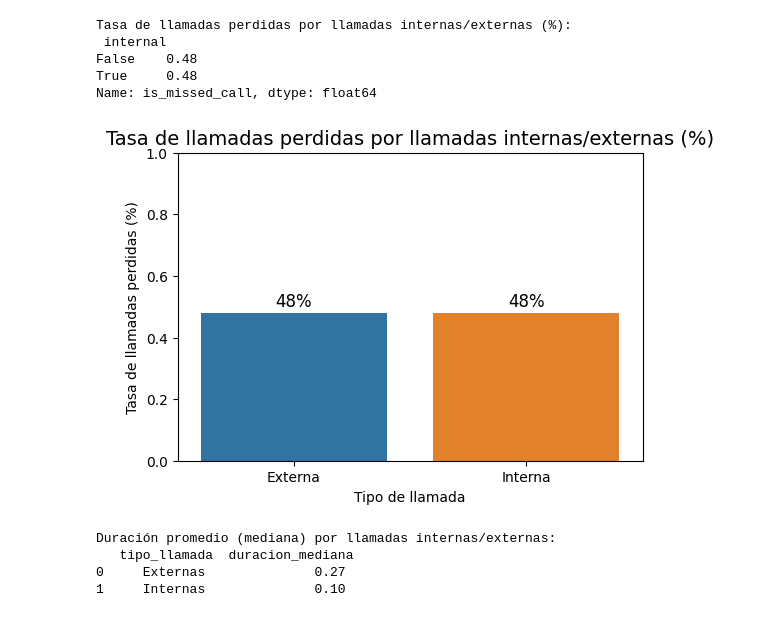
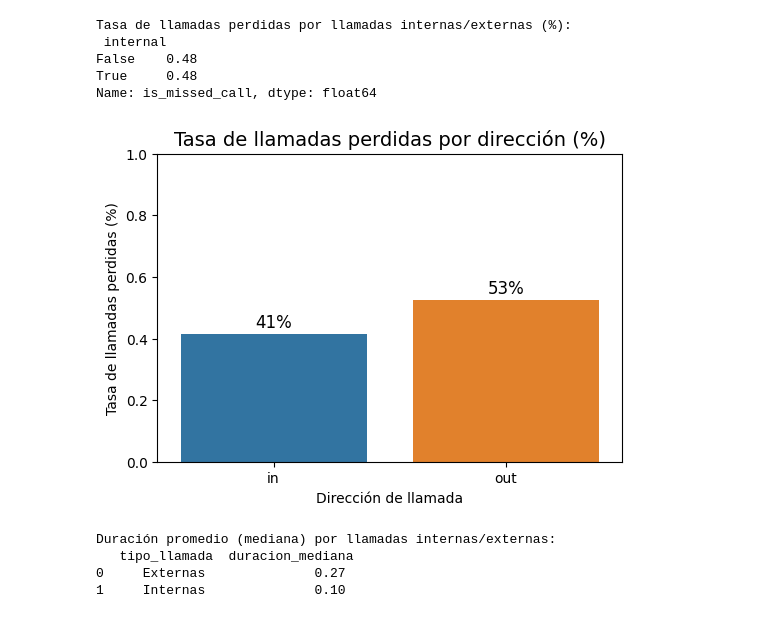
Before and after one commit to albert777mendoza/final_project_da, a Jupyter notebook: case1_telecom/notebooks/telecom_case.ipynb, the cells around one changed output. Saved outputs shown, nothing was run; the diff lists cells and outputs as text; code cells hidden in the pictures.

```diff
--- a/case1_telecom/notebooks/telecom_case.ipynb
+++ b/case1_telecom/notebooks/telecom_case.ipynb
@@ -1039,8 +1110,10 @@ def score_fila(row):
     # Missed calls (alto = malo)
     if row['is_missed_call'] >= 0.60:   # 60% o más perdidas
         score += 2
-    elif row['is_missed_call'] >= 0.477: # ≥ promedio
+    elif row['is_missed_call'] >= 0.10: # entre 10% y 59%
         score += 1
+    else:
+        score += 0
 
     return score
 
@@ -1088,7 +1169,7 @@ Name: is_missed_call, dtype: float64
 # gráfico tasa de llamadas perdidas por dirección
 
 # Datos
-missed_rate = pd.Series([41.46, 52.56], index=['in', 'out'])
+missed_rate = pd.Series([41.46, 52.56], index=['entrantes', 'salientes'])
 df_missed = missed_rate.reset_index()
 df_missed.columns = ['direction', 'missed']
 
@@ -1158,29 +1239,30 @@ True     0.48
 Name: is_missed_call, dtype: float64
 # %%
 # tasa de llamadas perdidas internas y externas
-# Datos
-missed_internal = pd.Series([0.48, 0.48], index=['Externa', 'Interna'])
+
+missed_internal = tipicos.groupby('direction')['is_missed_call'].mean()
+
 df_internal = missed_internal.reset_index()
-df_internal.columns = ['type', 'missed']
+df_internal.columns = ['direction', 'missed']
 
 # Crear figura
 plt.figure(figsize=(6,4))
-sns.barplot(data=df_internal, x='type', y='missed', hue='type', dodge=False,
+sns.barplot(data=df_internal, x='direction', y='missed', hue='direction', dodge=False,
             palette=['#1f77b4', '#ff7f0e'], legend=False)
 
 # Etiquetas
-plt.title("Tasa de llamadas perdidas por llamadas internas/externas (%)", fontsize=14)
-plt.xlabel("Tipo de llamada")
+plt.title("Tasa de llamadas perdidas por dirección (%)", fontsize=14)
+plt.xlabel("Dirección de llamada")
 plt.ylabel("Tasa de llamadas perdidas (%)")
 plt.ylim(0, 1)
 
 # Mostrar valor encima de cada barra en porcentaje
 for i, val in enumerate(df_internal['missed']):
     plt.text(i, val + 0.02, f"{val*100:.0f}%", ha='center', fontsize=12)
 
 plt.show()
 # %% [output]
-[figure, old version]
+[figure, new version]
 # %%
 #d.  Duración mediana por llamadas internas/externas
 avg_time_internal = (
```
Also changed, not shown: parts of 12 cells of this notebook.
